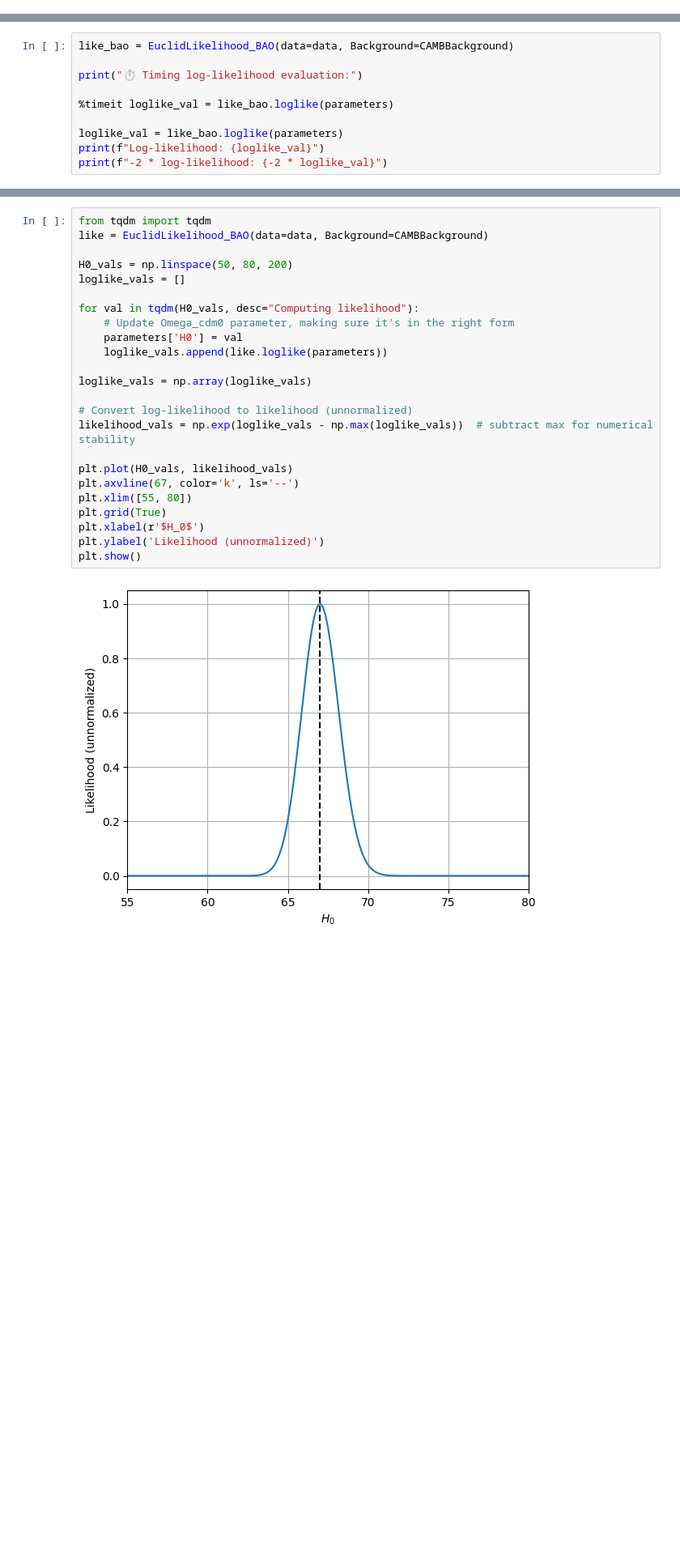
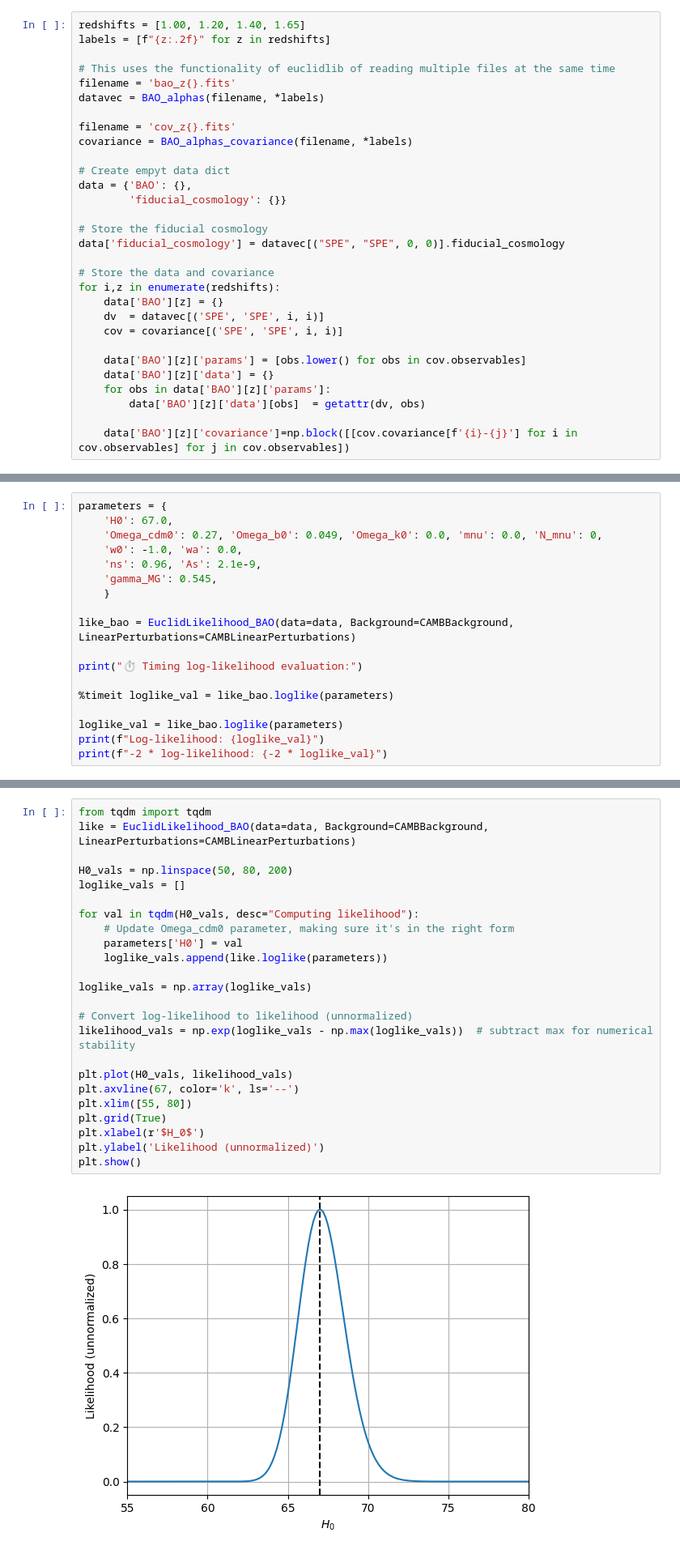
Before and after one commit to cloe-org/playground, a Jupyter notebook: tutorials/likelihood/bao_likelihood.ipynb, the cells around one changed output, grey strips where cells are left out. Shown at 81% size. Cells and saved outputs as stored; diff of their text form; blank space fills up the shorter version.

Commit message:
Update BAO likelihood notebook to use new BAO formats

```diff
--- a/tutorials/likelihood/bao_likelihood.ipynb
+++ b/tutorials/likelihood/bao_likelihood.ipynb
@@ -87,3 +63,33 @@ for i in range(len(filenames)):
+# %%
+redshifts = [1.00, 1.20, 1.40, 1.65]
+labels = [f"{z:.2f}" for z in redshifts]
+
+# This uses the functionality of euclidlib of reading multiple files at the same time
+filename = 'bao_z{}.fits'
+datavec = BAO_alphas(filename, *labels)
+
+filename = 'cov_z{}.fits'
+covariance = BAO_alphas_covariance(filename, *labels)
+
+# Create empyt data dict
+data = {'BAO': {},
+        'fiducial_cosmology': {}}
+
+# Store the fiducial cosmology
+data['fiducial_cosmology'] = datavec[("SPE", "SPE", 0, 0)].fiducial_cosmology
+
+# Store the data and covariance
+for i,z in enumerate(redshifts):
+    data['BAO'][z] = {}
+    dv  = datavec[('SPE', 'SPE', i, i)]
+    cov = covariance[('SPE', 'SPE', i, i)]
+
+    data['BAO'][z]['params'] = [obs.lower() for obs in cov.observables]
+    data['BAO'][z]['data'] = {}
+    for obs in data['BAO'][z]['params']:
+        data['BAO'][z]['data'][obs]  = getattr(dv, obs)
+
+    data['BAO'][z]['covariance']=np.block([[cov.covariance[f'{i}-{j}'] for i in cov.observables] for j in cov.observables])
 # %% [markdown]
 Visualise the structure of the data dictionary
 # %%
@@ -151,5 +149,13 @@ print("⏱️ Timing initialisation with CAMB:")
 # %%
-like_bao = EuclidLikelihood_BAO(data=data, Background=CAMBBackground)
+parameters = {
+    'H0': 67.0,
+    'Omega_cdm0': 0.27, 'Omega_b0': 0.049, 'Omega_k0': 0.0, 'mnu': 0.0, 'N_mnu': 0,
+    'w0': -1.0, 'wa': 0.0,
+    'ns': 0.96, 'As': 2.1e-9,
+    'gamma_MG': 0.545,
+    }
+
+like_bao = EuclidLikelihood_BAO(data=data, Background=CAMBBackground, LinearPerturbations=CAMBLinearPerturbations)
 
 print("⏱️ Timing log-likelihood evaluation:")
 
@@ -200,27 +206,27 @@ $\displaystyle \chi^2 = 66.491$
 ----------------------------------------
 # %%
 from tqdm import tqdm
-like = EuclidLikelihood_BAO(data=data, Background=CAMBBackground)
+like = EuclidLikelihood_BAO(data=data, Background=CAMBBackground, LinearPerturbations=CAMBLinearPerturbations)
 
 H0_vals = np.linspace(50, 80, 200)
 loglike_vals = []
 
 for val in tqdm(H0_vals, desc="Computing likelihood"):
     # Update Omega_cdm0 parameter, making sure it's in the right form
     parameters['H0'] = val
     loglike_vals.append(like.loglike(parameters))
 
 loglike_vals = np.array(loglike_vals)
 
 # Convert log-likelihood to likelihood (unnormalized)
 likelihood_vals = np.exp(loglike_vals - np.max(loglike_vals))  # subtract max for numerical stability
 
 plt.plot(H0_vals, likelihood_vals)
 plt.axvline(67, color='k', ls='--')
 plt.xlim([55, 80])
 plt.grid(True)
 plt.xlabel(r'$H_0$')
 plt.ylabel('Likelihood (unnormalized)')
 plt.show()
 # %% [output]
-[figure, old version]
+[figure, new version]
```
Also changed, not shown: parts of 11 cells of this notebook.
